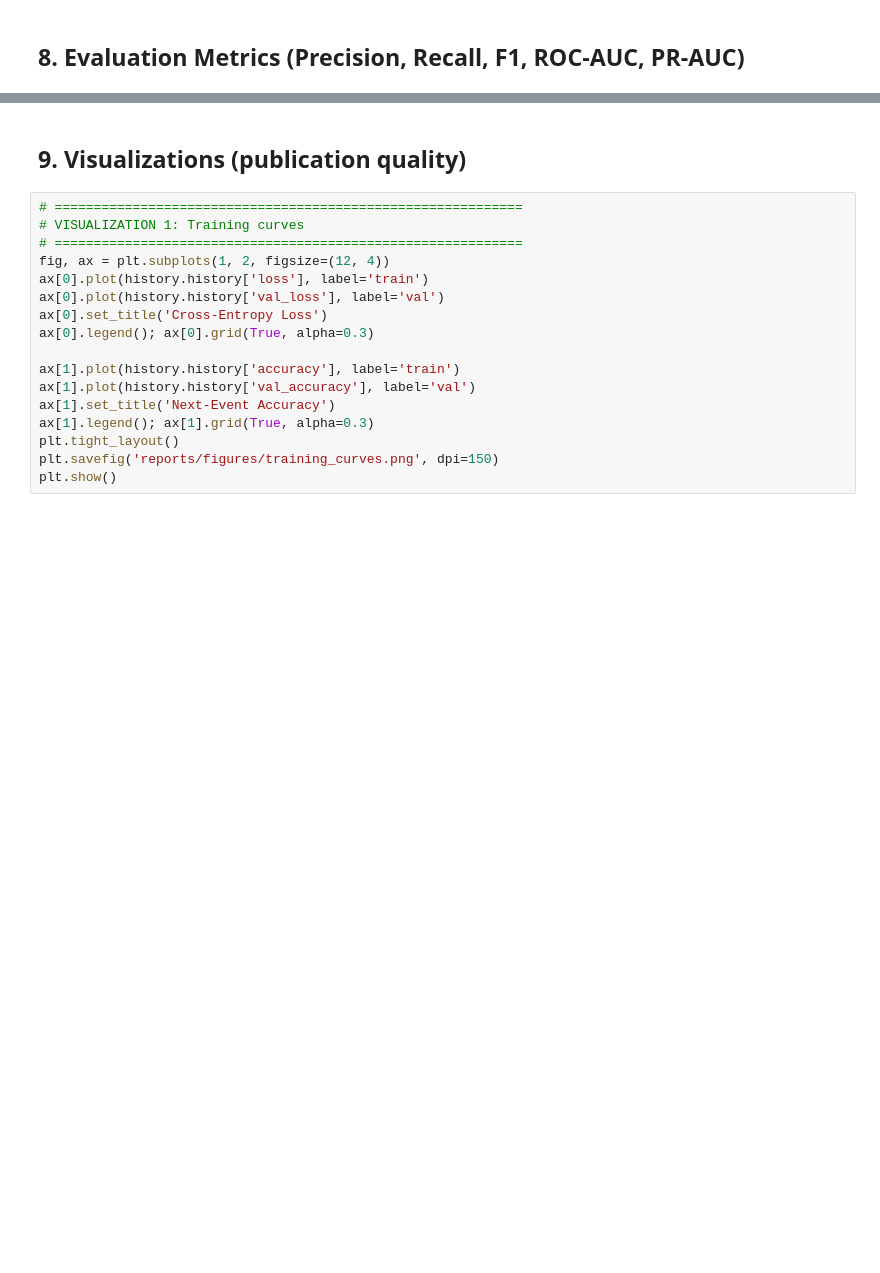
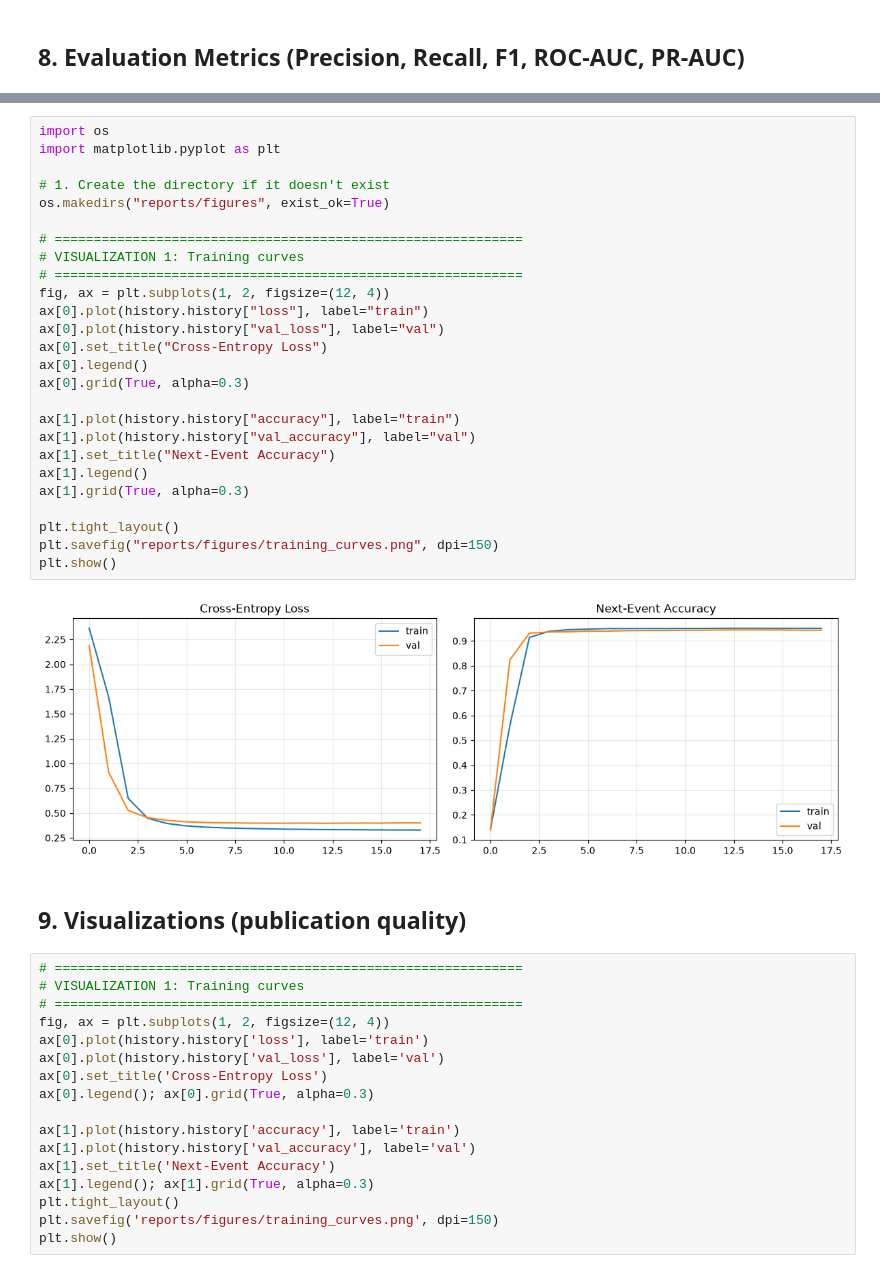
Before and after one commit to RahulD7007/Projects, a Jupyter notebook: lstm-log-analysis/notebooks/3.0-complete-deeplog-guide.ipynb, the cells around one changed output, grey strips where cells are left out. Cells and saved outputs as stored; diff of their text form; blank space fills up the shorter version.

```diff
--- a/lstm-log-analysis/notebooks/3.0-complete-deeplog-guide.ipynb
+++ b/lstm-log-analysis/notebooks/3.0-complete-deeplog-guide.ipynb
@@ -300,3 +373,31 @@ print('Confusion matrix:\n', cm)
+# %%
+import os
+import matplotlib.pyplot as plt
+
+# 1. Create the directory if it doesn't exist
+os.makedirs("reports/figures", exist_ok=True)
+
+# ============================================================
+# VISUALIZATION 1: Training curves
+# ============================================================
+fig, ax = plt.subplots(1, 2, figsize=(12, 4))
+ax[0].plot(history.history["loss"], label="train")
+ax[0].plot(history.history["val_loss"], label="val")
+ax[0].set_title("Cross-Entropy Loss")
+ax[0].legend()
+ax[0].grid(True, alpha=0.3)
+
+ax[1].plot(history.history["accuracy"], label="train")
+ax[1].plot(history.history["val_accuracy"], label="val")
+ax[1].set_title("Next-Event Accuracy")
+ax[1].legend()
+ax[1].grid(True, alpha=0.3)
+
+plt.tight_layout()
+plt.savefig("reports/figures/training_curves.png", dpi=150)
+plt.show()
+# %% [output]
+[figure, added]
 # %% [markdown]
 ## 9. Visualizations (publication quality)
 # %%
```
Also changed, not shown: parts of 16 cells of this notebook, 8 other files.
